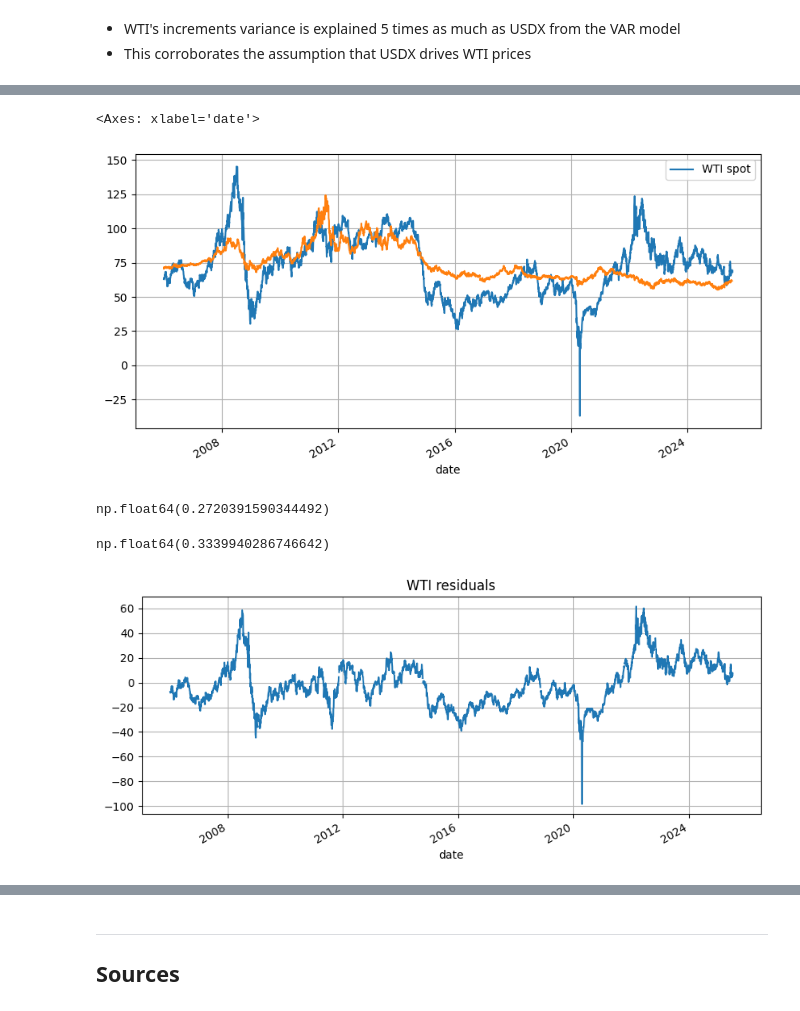
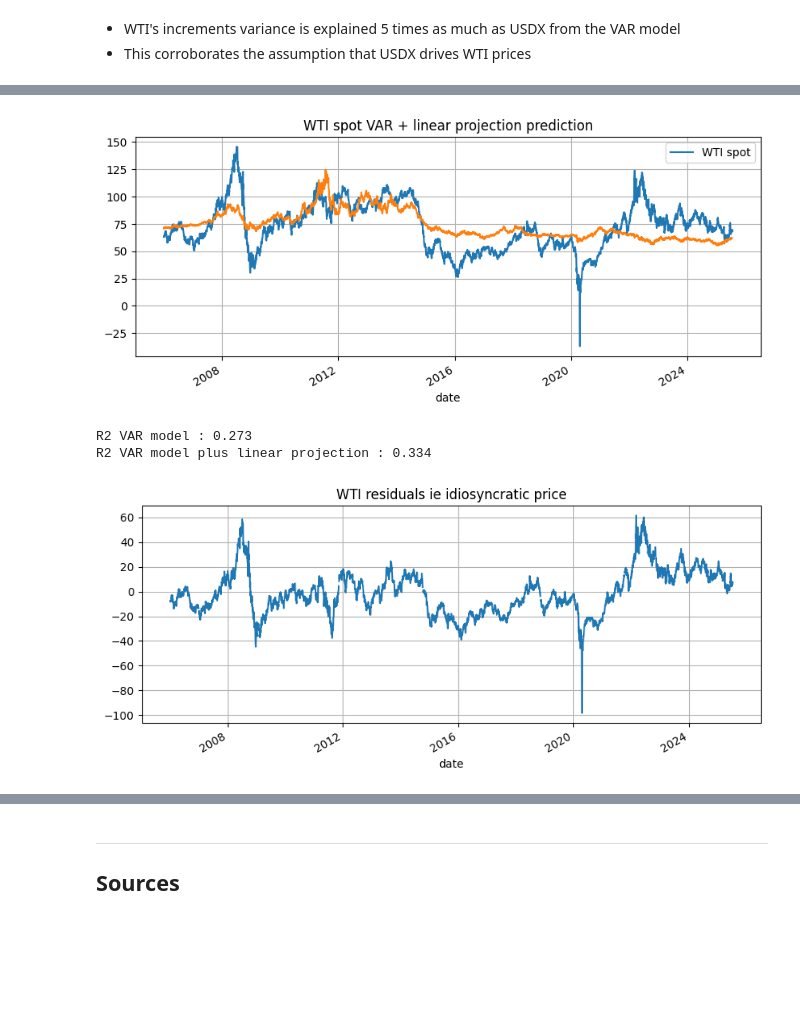
Before and after one commit to chataignault/irbackend, a Jupyter notebook: notebooks/WTI_DXY_correlation.ipynb, the cells around one changed output, grey strips where cells are left out. Saved outputs shown, nothing was run; the diff lists cells and outputs as text; code cells hidden in the pictures; blank space fills up the shorter version.

```diff
--- a/notebooks/WTI_DXY_correlation.ipynb
+++ b/notebooks/WTI_DXY_correlation.ipynb
@@ -284,5 +285,5 @@ mean = df.select(pl.exclude("date").mean()).collect()
 # %%
-EPS = 0.1
+EPS = 0.1  # clip negative prices
 
 df_increments = df.with_columns(
     pl.exclude("date").clip(lower_bound=EPS).log().diff()
@@ -309,19 +310,8 @@ print(f"Number of days joined : {df_increments.select(pl.len()).collect().item()
 
 df_p = df_increments.collect().to_pandas().set_index("date")
 
-# df_no_nans = df_increments.drop_nulls()
-
-# wti_np = df_no_nans.select(pl.col("WTI spot")).collect().to_numpy().T[0]
-# usdx_np = df_no_nans.select(pl.col("USDX")).collect().to_numpy().T[0]
-
-# wti_unit = (wti_np - np.mean(wti_np)) / np.std(wti_np)
-# usdx_unit = (usdx_np - np.mean(usdx_np)) / np.std(usdx_np)
-wti_unit = df_p["WTI spot"]
-usdx_unit = df_p["USDX"]
-
-# # wti_unit = np.clip(wti_unit, -2., 2.)
-
-# wti_unit = (wti_unit - np.mean(wti_unit)) / np.std(wti_unit)
+wti_incr_unit = df_p["WTI spot"]
+usdx_incr_unit = df_p["USDX"]
 # %% [output]
 Number of days joined : 4789
 # %%
@@ -353,7 +350,7 @@ Pearson correlation coefficient : -0.29585351751962435
 # %%
 for i in range(5)[::-1]:
     print("\nDays of lag : ", i)
-    pr = pearsonr(wti_unit[i:], usdx_unit[:-i] if i > 0 else usdx_unit)
+    pr = pearsonr(wti_incr_unit[i:], usdx_incr_unit[:-i] if i > 0 else usdx_incr_unit)
     print(f"Pearson coefficient : {np.round(pr.statistic, decimals=3)}")
     print(f"p-value : {np.round(pr.pvalue, decimals=5)}")
 
@@ -479,28 +474,32 @@ Name: USDX, Length: 4902, dtype: float64
 # %%
 wti = (
     df.select([pl.col("WTI spot"), pl.col("date")])
     .collect()
     .to_pandas()
     .set_index("date")
 )
-_, ax = plt.subplots(figsize=(10, 5))
+_, ax = plt.subplots(figsize=(10, 4))
 wti.plot(ax=ax)
-(usd_proj + fitted_wti).plot(ax=ax, grid=True)
-# .plot(ax=ax, c="green")
+_ = (usd_proj + fitted_wti).plot(ax=ax, grid=True)
+_ = ax.set_title("WTI spot VAR + linear projection prediction")
 # %% [output]
-<Axes: xlabel='date'>
-[figure, old version]
+[figure, new version]
 # %%
-1 - (wti["WTI spot"] - fitted_wti).var() / wti["WTI spot"].var()
+r2_var = 1 - (wti["WTI spot"] - fitted_wti).var() / wti["WTI spot"].var()
+r2_var_lin_proj = (
+    1 - (wti["WTI spot"] - fitted_wti - usd_proj).var() / wti["WTI spot"].var()
+)
+
+print(f"R2 VAR model : {np.round(r2_var, decimals=3)}")
+print(f"R2 VAR model plus linear projection : {np.round(r2_var_lin_proj, decimals=3)}")
 # %% [output]
-np.float64(0.2720391590344492)
+R2 VAR model : 0.273
+R2 VAR model plus linear projection : 0.334
-# %%
-1 - (wti["WTI spot"] - fitted_wti - usd_proj).var() / wti["WTI spot"].var()
-# %% [output]
-np.float64(0.3339940286746642)
 # %%
 wti_residuals = wti["WTI spot"] - fitted_wti - usd_proj
 
-_ = wti_residuals.plot(figsize=(10, 4), grid=True, title="WTI residuals")
+_ = wti_residuals.plot(
+    figsize=(10, 4), grid=True, title="WTI residuals ie idiosyncratic price"
+)
 # %% [output]
-[figure, old version]
+[figure, new version]
```
Also changed, not shown: parts of 31 cells of this notebook.
